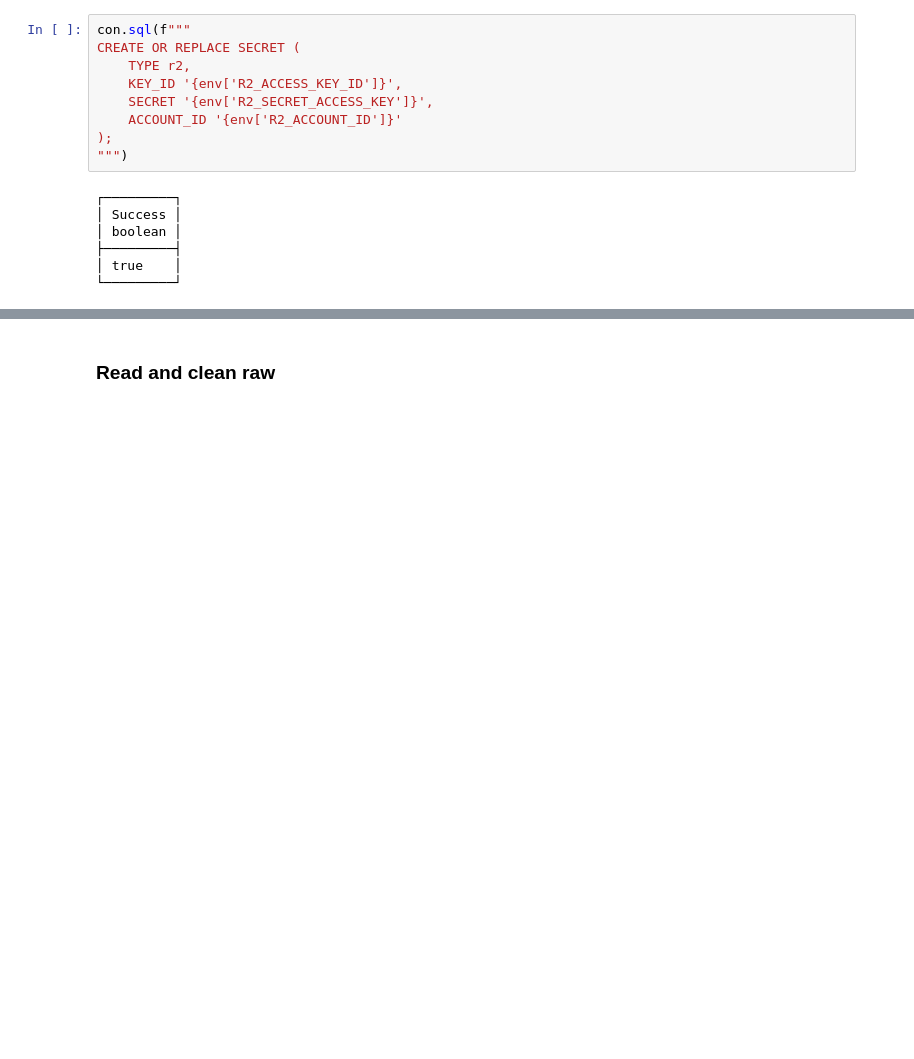
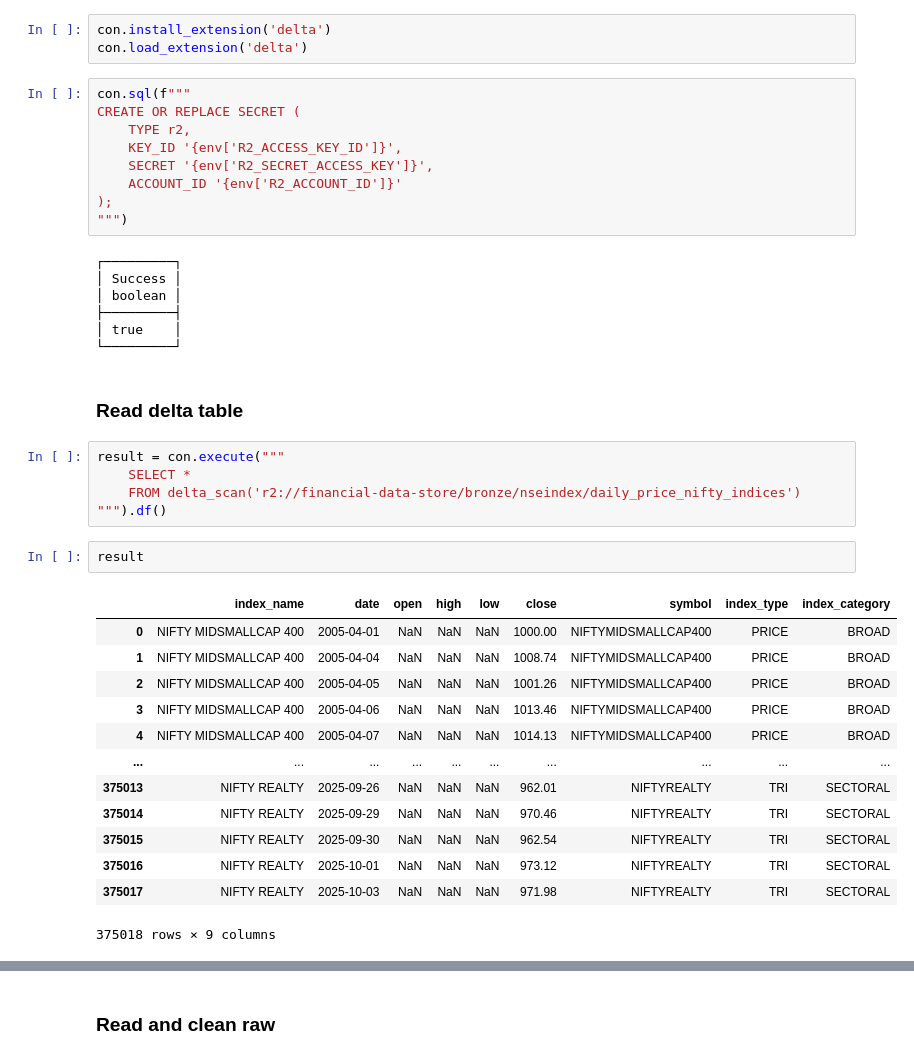
Before and after one commit to raro123/mf_data_pipeline, a Jupyter notebook: notebooks/duckdb_test.ipynb, the cells around one changed output, grey strips where cells are left out. Saved outputs shown, nothing was run; the diff lists cells and outputs as text; blank space fills up the shorter version.

```diff
--- a/notebooks/duckdb_test.ipynb
+++ b/notebooks/duckdb_test.ipynb
@@ -12,6 +12,9 @@ con = duckdb.connect()
 # %%
 con.install_extension('httpfs')
 con.load_extension('httpfs')
+# %%
+con.install_extension('delta')
+con.load_extension('delta')
 # %%
 con.sql(f"""
 CREATE OR REPLACE SECRET (
@@ -28,3 +31,26 @@ CREATE OR REPLACE SECRET (
 ├─────────┤
 │ true    │
 └─────────┘
+# %% [markdown]
+### Read delta table
+# %%
+result = con.execute("""
+    SELECT *
+    FROM delta_scan('r2://financial-data-store/bronze/nseindex/daily_price_nifty_indices')
+""").df()
+# %%
+result
+# %% [output]
+|  | index_name | date | open | high | low | close | symbol | index_type | index_category |
+| 0 | NIFTY MIDSMALLCAP 400 | 2005-04-01 | NaN | NaN | NaN | 1000.00 | NIFTYMIDSMALLCAP400 | PRICE | BROAD |
+| 1 | NIFTY MIDSMALLCAP 400 | 2005-04-04 | NaN | NaN | NaN | 1008.74 | NIFTYMIDSMALLCAP400 | PRICE | BROAD |
+| 2 | NIFTY MIDSMALLCAP 400 | 2005-04-05 | NaN | NaN | NaN | 1001.26 | NIFTYMIDSMALLCAP400 | PRICE | BROAD |
+| 3 | NIFTY MIDSMALLCAP 400 | 2005-04-06 | NaN | NaN | NaN | 1013.46 | NIFTYMIDSMALLCAP400 | PRICE | BROAD |
+| 4 | NIFTY MIDSMALLCAP 400 | 2005-04-07 | NaN | NaN | NaN | 1014.13 | NIFTYMIDSMALLCAP400 | PRICE | BROAD |
+| ... | ... | ... | ... | ... | ... | ... | ... | ... | ... |
+| 375013 | NIFTY REALTY | 2025-09-26 | NaN | NaN | NaN | 962.01 | NIFTYREALTY | TRI | SECTORAL |
+| 375014 | NIFTY REALTY | 2025-09-29 | NaN | NaN | NaN | 970.46 | NIFTYREALTY | TRI | SECTORAL |
+| 375015 | NIFTY REALTY | 2025-09-30 | NaN | NaN | NaN | 962.54 | NIFTYREALTY | TRI | SECTORAL |
+| 375016 | NIFTY REALTY | 2025-10-01 | NaN | NaN | NaN | 973.12 | NIFTYREALTY | TRI | SECTORAL |
+| 375017 | NIFTY REALTY | 2025-10-03 | NaN | NaN | NaN | 971.98 | NIFTYREALTY | TRI | SECTORAL |
+375018 rows × 9 columns
```
Also changed, not shown: parts of 2 cells of this notebook.
